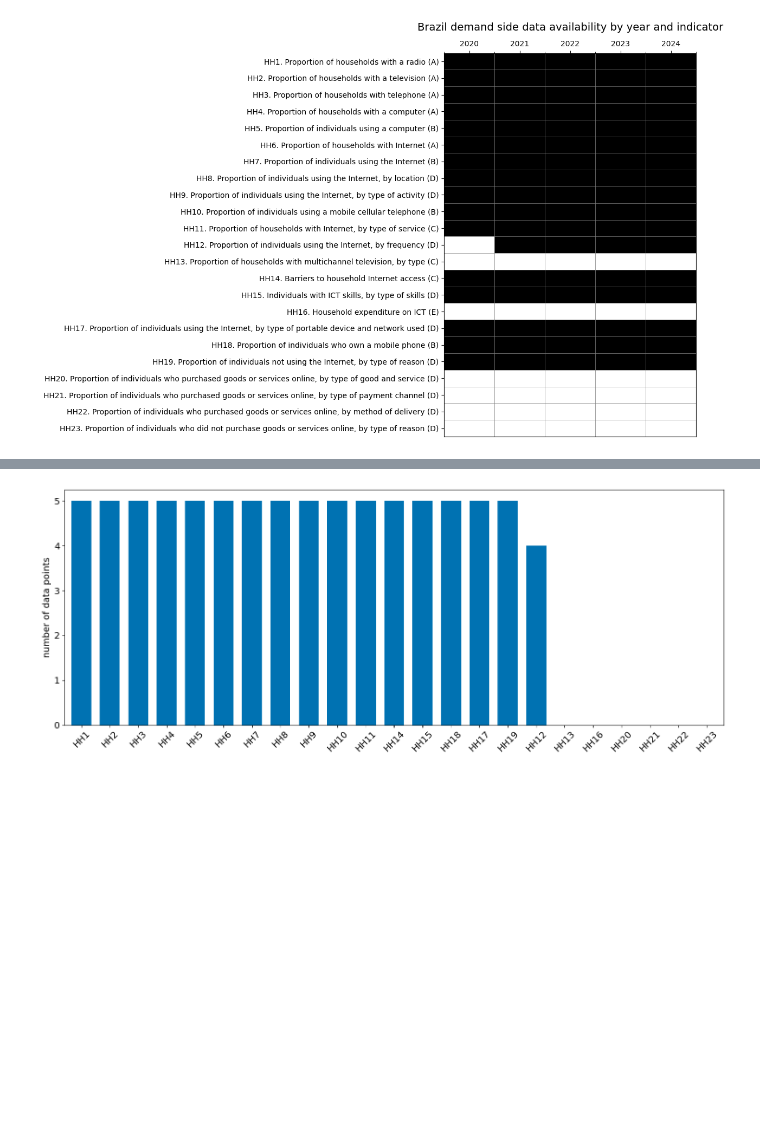
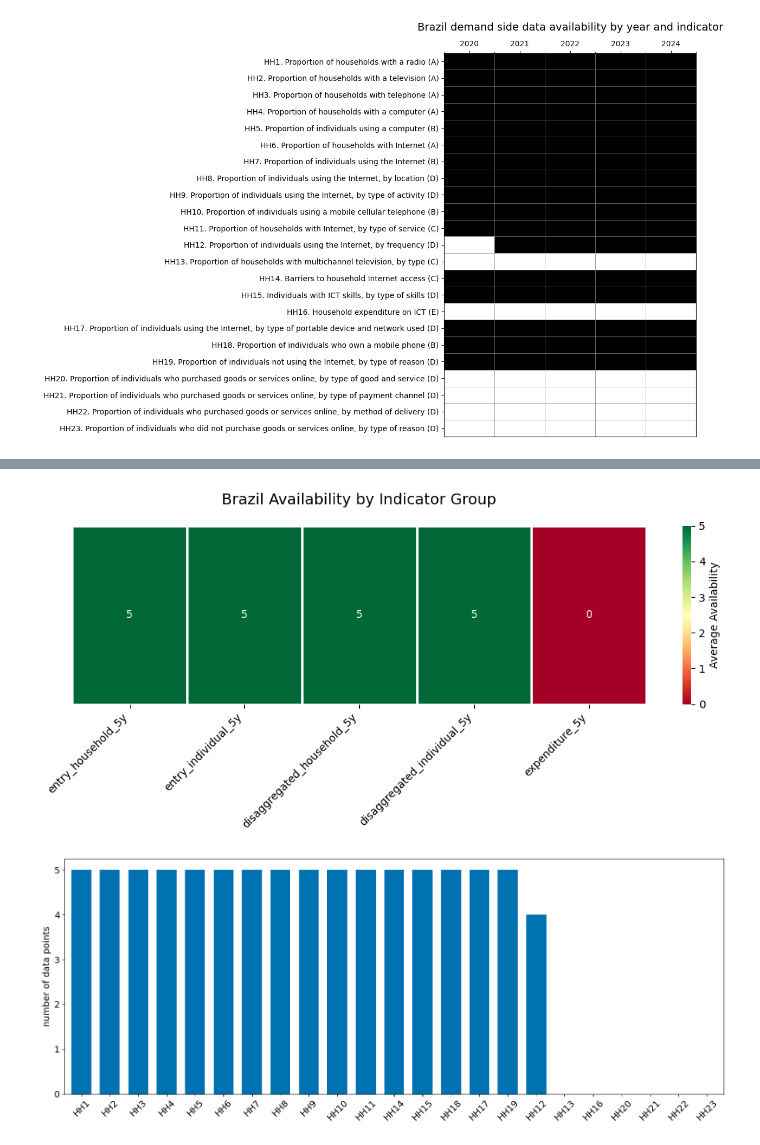
Before and after one commit to dianakorka/statistical_capacity, a Jupyter notebook: HH_capacity_index_rev.ipynb, the cells around one changed output, grey strips where cells are left out. Cells and saved outputs as stored; diff of their text form; code cells hidden in the pictures; blank space fills up the shorter version.

```diff
--- a/HH_capacity_index_rev.ipynb
+++ b/HH_capacity_index_rev.ipynb
@@ -3011,3 +3108,31 @@ plt.show()
+# %%
+# Select the row for that country
+country_data = df[df['shortname'] == country_name]
+
+plt.figure(figsize=(12, 3))
+sns.heatmap(country_data[['entry_household_5y',
+'entry_individual_5y',
+'disaggregated_household_5y',
+'disaggregated_individual_5y',
+'expenditure_5y']],
+            annot=True,
+            fmt='.0f',
+            cmap='RdYlGn',  # Red-Yellow-Green
+            cbar_kws={'label': 'Average Availability'},
+            linewidths=1,
+            linecolor='white',
+            vmin=0,
+            vmax=5)
+
+plt.title(f'{country_name} Availability by Indicator Group', fontsize=14, pad=20)
+#plt.xlabel('Indicator', fontsize=12)
+#plt.ylabel('')
+plt.yticks([])
+plt.xticks(rotation=45, ha='right')
+#plt.tight_layout()
+plt.show()
+# %% [output]
+[figure, added]
 # %%
 # Define your custom order
 custom_order = ['Europe countries','CIS countries', 'Asia & Pacific', 'The Americas', 'Arab States', 'Africa']
```
Also changed, not shown: parts of 4 cells of this notebook.
